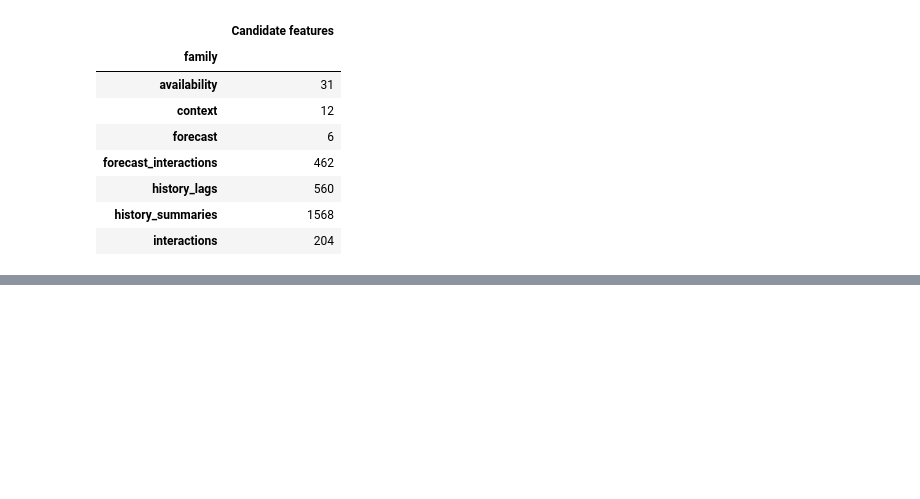
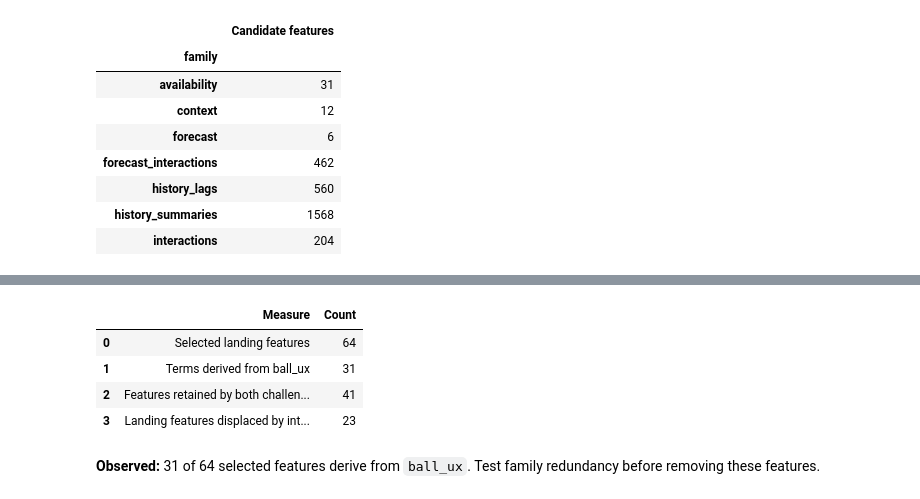
Before and after one commit to alvaromendizabal/nfl-player-trajectory, a Jupyter notebook: notebooks/01_data_analysis.ipynb, the cells around one changed output, grey strips where cells are left out. Cells and saved outputs as stored; diff of their text form; code cells hidden in the pictures; blank space fills up the shorter version.

```diff
--- a/notebooks/01_data_analysis.ipynb
+++ b/notebooks/01_data_analysis.ipynb
@@ -153,0 +243,32 @@ display(catalog.groupby("family").size().rename("Candidate features").to_frame()
+# %%
+budget = pd.DataFrame(
+    {
+        "Measure": [
+            "Selected landing features",
+            "Terms derived from ball_ux",
+            "Features retained by both challengers",
+            "Landing features displaced by interactions",
+        ],
+        "Count": [
+            selection["landing_selected_count"],
+            selection["landing_ball_ux_count"],
+            selection["overlap_count"],
+            len(selection["removed_from_landing"]),
+        ],
+    }
+)
+display(budget)
+display(
+    Markdown(
+        f"**Observed:** {selection['landing_ball_ux_count']} of "
+        f"{selection['landing_selected_count']} selected features derive from `ball_ux`. "
+        "Test family redundancy before removing these features."
+    )
+)
+# %% [output]
+|  | Measure | Count |
+| 0 | Selected landing features | 64 |
+| 1 | Terms derived from ball_ux | 31 |
+| 2 | Features retained by both challen... | 41 |
+| 3 | Landing features displaced by int... | 23 |
+**Observed:** 31 of 64 selected features derive from `ball_ux`. Test family redundancy before removing these features.
```
Also changed, not shown: parts of 8 cells of this notebook, 16 other files.
